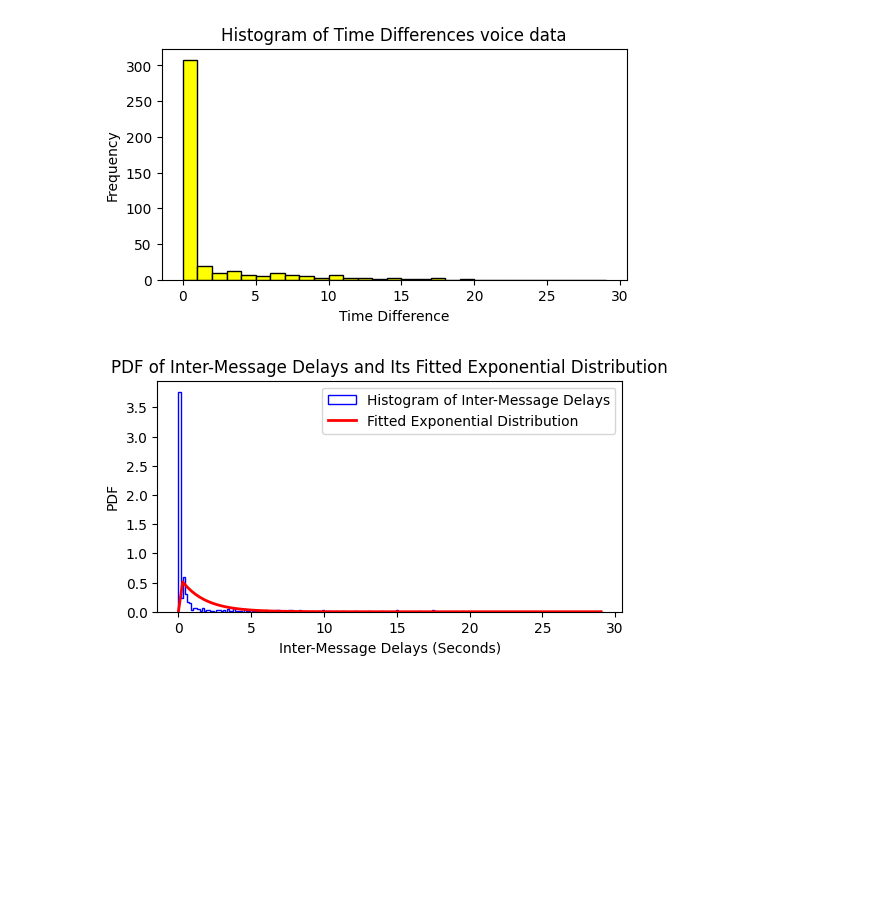
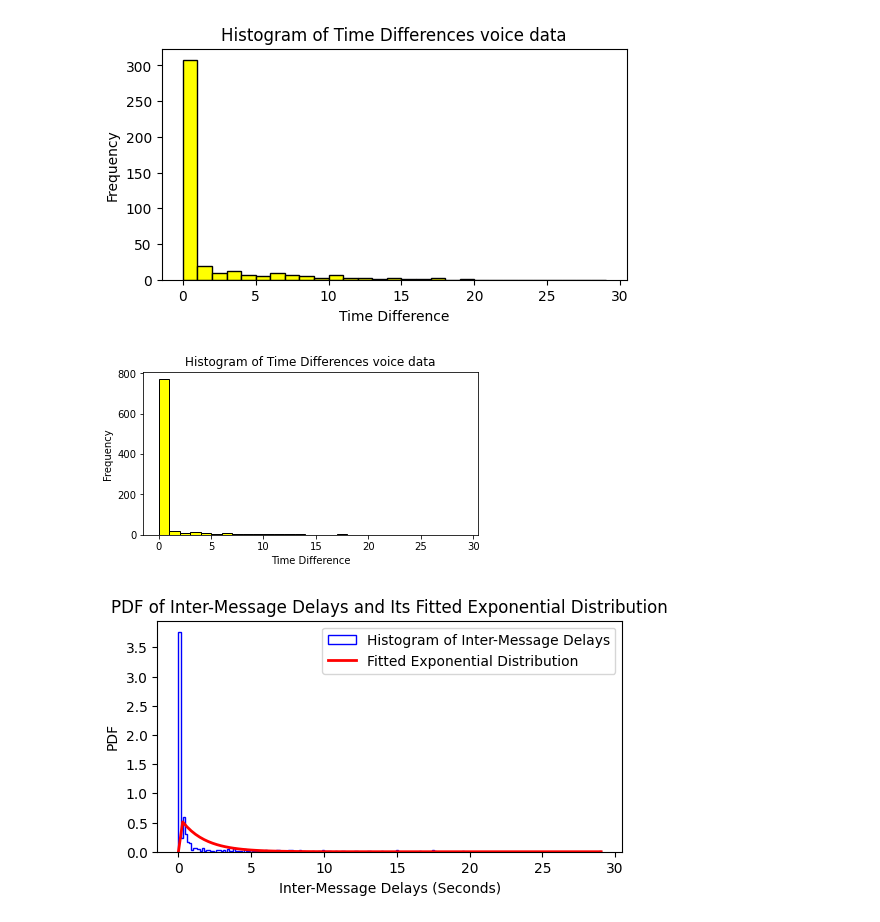
Before and after one commit to NoaAmichai/Computer_networks_final_project, a Jupyter notebook: src/project.ipynb, the cells around one changed output. Cells and saved outputs as stored; diff of their text form; code cells hidden in the pictures; blank space fills up the shorter version.

```diff
--- a/src/project.ipynb
+++ b/src/project.ipynb
@@ -192,6 +256,10 @@ plot_graph(video_data,'Time vs Length - Video Group')
 plot_hist(video_data,30, 'Histogram of Time Differences voice data')
 # %% [output]
 [figure]
+# %%
+plot_hist(video_2,30, 'Histogram of Time Differences voice data')
+# %% [output]
+[figure, added]
 # %%
 plot_pdf(video_data)
 # %% [output]
```
Also changed, not shown: parts of 9 cells of this notebook.
